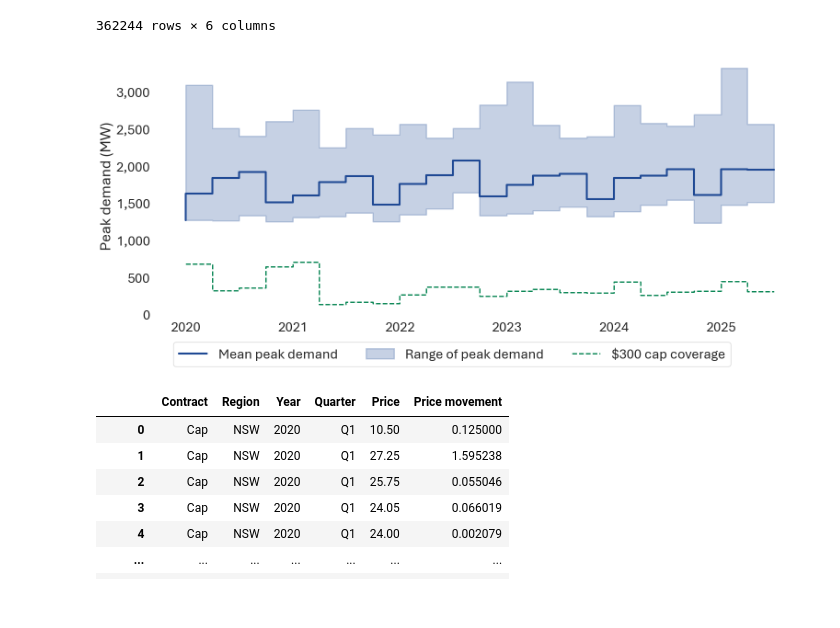
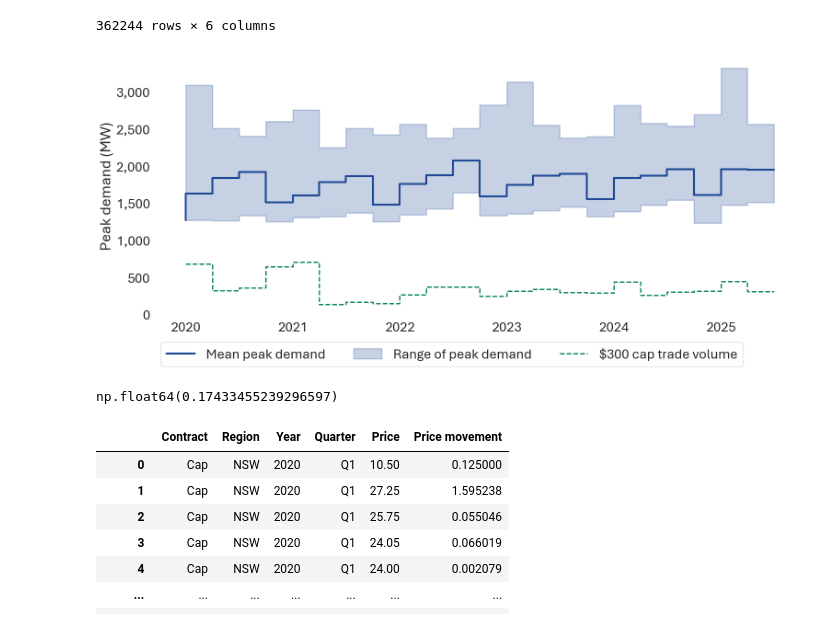
Before and after one commit to MarkusMannheim/contract_modelling, a Jupyter notebook: asx_contracts.ipynb, the cells around one changed output. Drawn from its saved outputs; the diff is of its cells as text; code cells hidden in the pictures.

```diff
--- a/asx_contracts.ipynb
+++ b/asx_contracts.ipynb
@@ -159,36 +159,40 @@ ax.step(
     x=chart_data.index,
     y=chart_data[("mean", "Peak demand")],
     where="pre",
     linewidth=3,
     color="C1",
     label="Mean peak demand")
 ax.fill_between(
     x=chart_data.index,
     y1=chart_data[("min", "Peak demand")],
     y2=chart_data[("max", "Peak demand")],
     step="pre",
     linewidth=2,
     color="C1",
     alpha=0.25,
     label="Range of peak demand")
 ax.step(
     x=sa_caps.index,
     y=sa_caps["Volume"],
     where="pre",
     linewidth=2,
     color="C2",
     linestyle="--",
-    label="$300 cap coverage")
+    label="$300 cap trade volume")
 handles, labels = ax.get_legend_handles_labels()
 fig.legend(handles=handles, loc="lower center", bbox_to_anchor=(0.5, -0.075), ncol=3)
 for frame in ["top", "right", "bottom", "left"]:
     ax.spines[frame].set_visible(False)
 plt.ylabel("Peak demand (MW)")
 ax.yaxis.set_major_formatter(lambda x, p: f"{x:,.0f}")
 plt.show()
-save_figure(fig, f"SA_peak_demand_cap_coverage", charts_dir)
+save_figure(fig, f"SA_peak_demand_cap_volumes", charts_dir)
 # %% [output]
-[figure, old version]
+[figure, new version]
+# %%
+1 / (chart_data[("mean", "Peak demand")] / sa_caps["Volume"]).mean()
+# %% [output]
+np.float64(0.17433455239296597)
 # %%
 # Price spread data
 raw_price_spreads = pd.read_csv(
```
Also changed, not shown: 32 other files.
